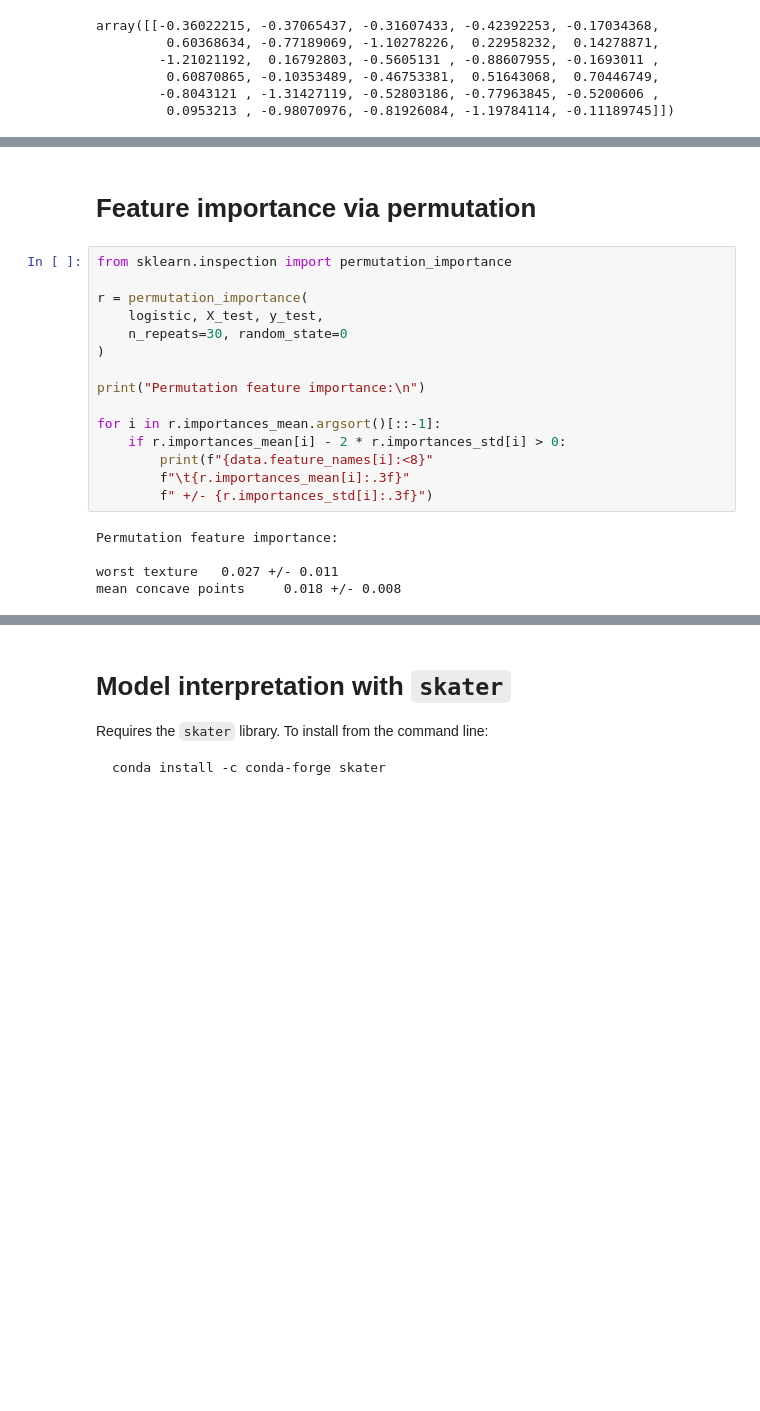
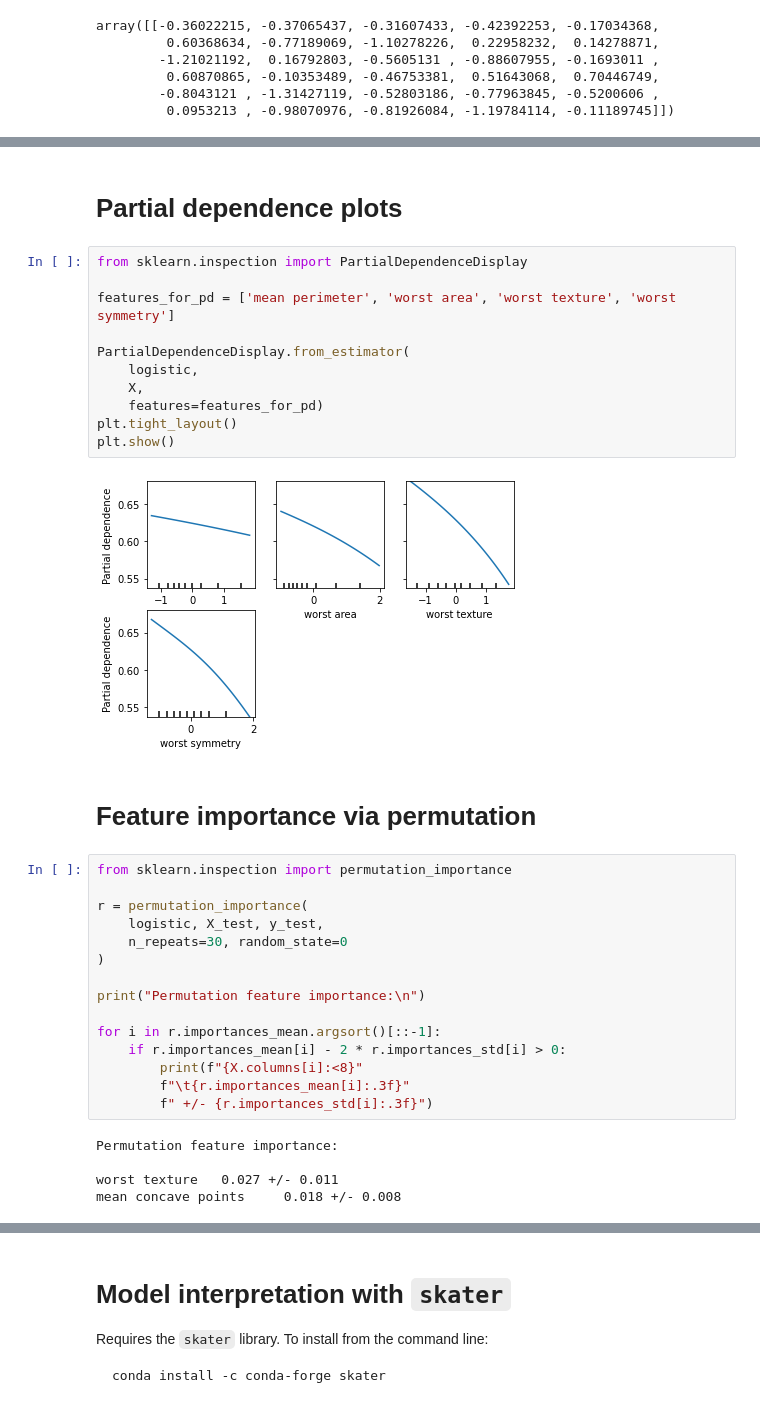
Before and after one commit to wilkens-teaching/info3350-s22, a Jupyter notebook: lectures/lec-15-explainability-example.ipynb, the cells around one changed output, grey strips where cells are left out. Drawn from its saved outputs; the diff is of its cells as text; blank space fills up the shorter version.

```diff
--- a/lectures/lec-15-explainability-example.ipynb
+++ b/lectures/lec-15-explainability-example.ipynb
@@ -121,6 +125,21 @@ plt.barh(list(range(X.shape[1])),logistic.coef_[0], tick_label=data.feature_name
 plt.show()
 # %% [output]
 [figure]
+# %% [markdown]
+# Partial dependence plots
+# %%
+from sklearn.inspection import PartialDependenceDisplay
+
+features_for_pd = ['mean perimeter', 'worst area', 'worst texture', 'worst symmetry']
+
+PartialDependenceDisplay.from_estimator(
+    logistic,
+    X,
+    features=features_for_pd)
+plt.tight_layout()
+plt.show()
+# %% [output]
+[figure, added]
 # %% [markdown]
 # Feature importance via permutation
 # %%
@@ -135,7 +154,7 @@ print("Permutation feature importance:\n")
 
 for i in r.importances_mean.argsort()[::-1]:
     if r.importances_mean[i] - 2 * r.importances_std[i] > 0:
-        print(f"{data.feature_names[i]:<8}"
+        print(f"{X.columns[i]:<8}"
         f"\t{r.importances_mean[i]:.3f}"
         f" +/- {r.importances_std[i]:.3f}")
 # %% [output]
```
Also changed, not shown: parts of 13 cells of this notebook, 1 other file.
